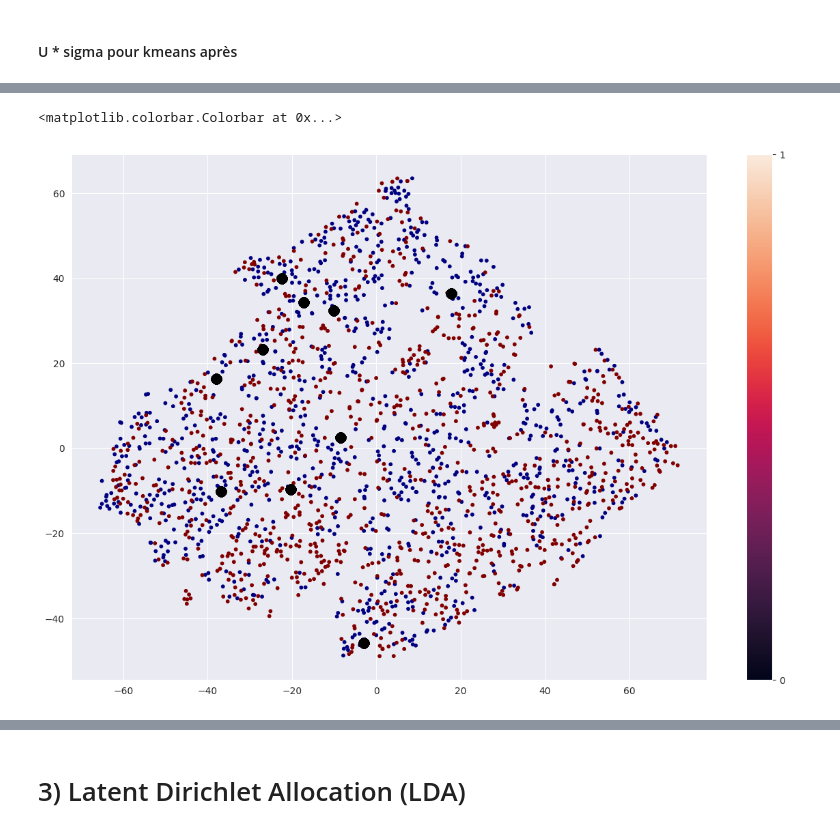
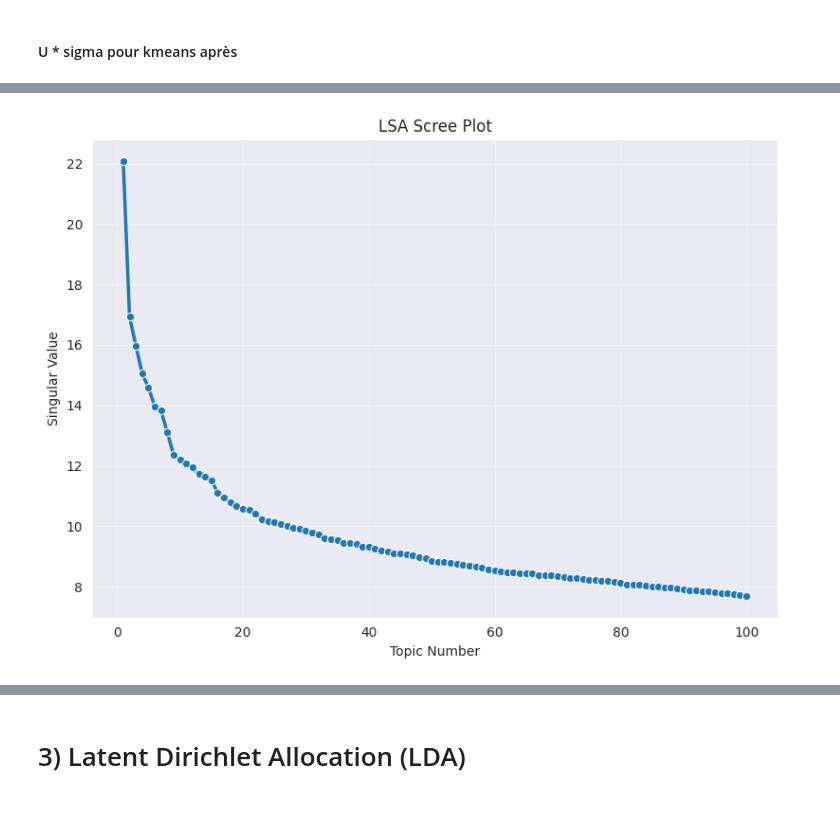
Before and after one commit to alan-man/tal-projet, a Jupyter notebook: LDA.ipynb, the cells around one changed output, grey strips where cells are left out. Saved outputs shown, nothing was run; the diff lists cells and outputs as text; code cells hidden in the pictures.

```diff
--- a/LDA.ipynb
+++ b/LDA.ipynb
@@ -111,14 +145,3 @@ $$
     - You can also benefit from LSA pre-processing for using [t-SNE visualization](https://scikit-learn.org/stable/modules/generated/sklearn.manifold.TSNE.html) (see code below)
 # %% [markdown]
 #### U * sigma pour kmeans après
-# %%
-from sklearn.decomposition import TruncatedSVD
-
-vectorizer = CountVectorizer(stop_words="english")
-vectorizer.fit(alltxt)
-vectors = vectorizer.transform(alltxt)
-
-svd = TruncatedSVD(n_components=10, n_iter=7, random_state=42) # choice of nb components
-U = svd.fit_transform(vectors) # already U * S
-kmeans = KMeans(n_clusters=10)
-kmeans.fit(U)
@@ -182,20 +148,32 @@ tsne_mat = tsne.fit_transform(U)
-# %%
-vectors_SVDn = svd.components_ # V matrix
-NN2cluster = np.argmax(np.abs(vectors_SVDn), axis=0)
-#import seaborn as sns
-import matplotlib.cm as cm
-from matplotlib.pyplot import get_cmap
-cmap = cm.tab20
-cmap = get_cmap('hsv', 20)
-cmap = get_cmap('jet', 20)
-#cmap = cm.tab20
-
-plt.figure(figsize=(15,10))
-plt.scatter(tsne_mat[:,0],tsne_mat[:,1], c=alllabs, cmap=cmap, s=10)
-plt.scatter(tsne_mat[NN2cluster[:],0],tsne_mat[NN2cluster[:],1], c='black', s=100)
-#plt.scatter(tsne_mat[NN2cluster2[:],0],tsne_mat[NN2cluster2[:],1], c='red', s=100)
-plt.colorbar(ticks=range(20))
-# %% [output]
-<matplotlib.colorbar.Colorbar at 0x...>
-[figure, removed]
+# %%
+vectorizer = TfidfVectorizer(
+    max_features=5000,    # limit vocab size
+    min_df=2,             # ignore rare words
+    max_df=0.95,          # ignore super common words
+    stop_words=STOPWORDS,
+    ngram_range=(1,2)     # unigrams + bigrams
+)
+vectors = vectorizer.fit_transform(alltxt)
+
+# LSA: 50 components (good default for topic modeling)
+n_topics = 100
+svd = TruncatedSVD(n_components=n_topics, n_iter=15, random_state=42)
+U = svd.fit_transform(vectors)  # document-topic matrix
+S = svd.singular_values_        # singular values
+# %%
+fig, axes = plt.subplots(figsize=(8,6))
+
+# scree plot
+sns.lineplot(x=range(1, n_topics+1), y=S[:n_topics], marker='o',
+             linewidth=2.5, markersize=6)
+axes.set_xlabel('Topic Number')
+axes.set_ylabel('Singular Value')
+axes.set_title('LSA Scree Plot')
+axes.grid(True, alpha=0.3)
+
+plt.tight_layout()
+plt.savefig(f'lsa_{DATASET}_scree.pdf', dpi=300, bbox_inches='tight')
+plt.show()
+# %% [output]
+[figure, added]
 # %%
```
Also changed, not shown: parts of 25 cells of this notebook.
